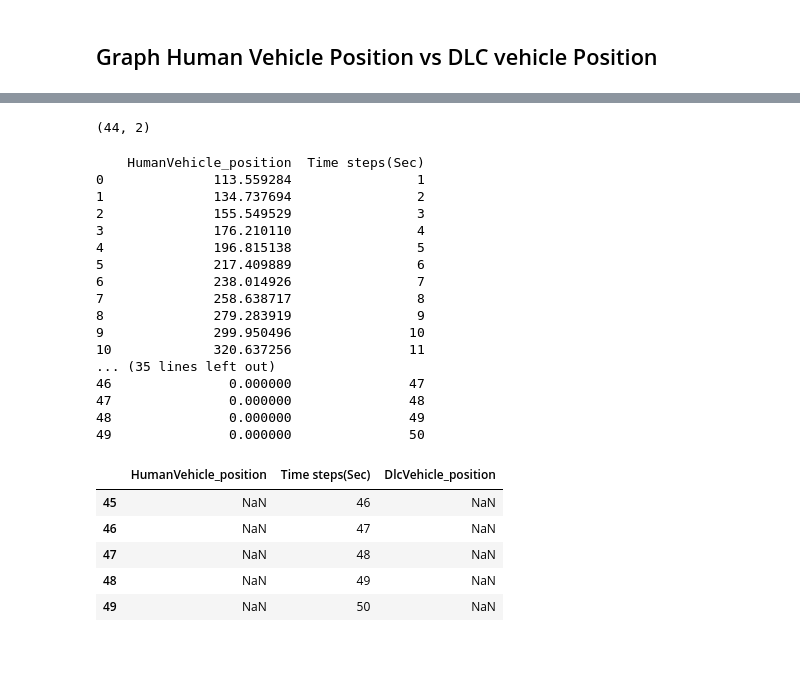
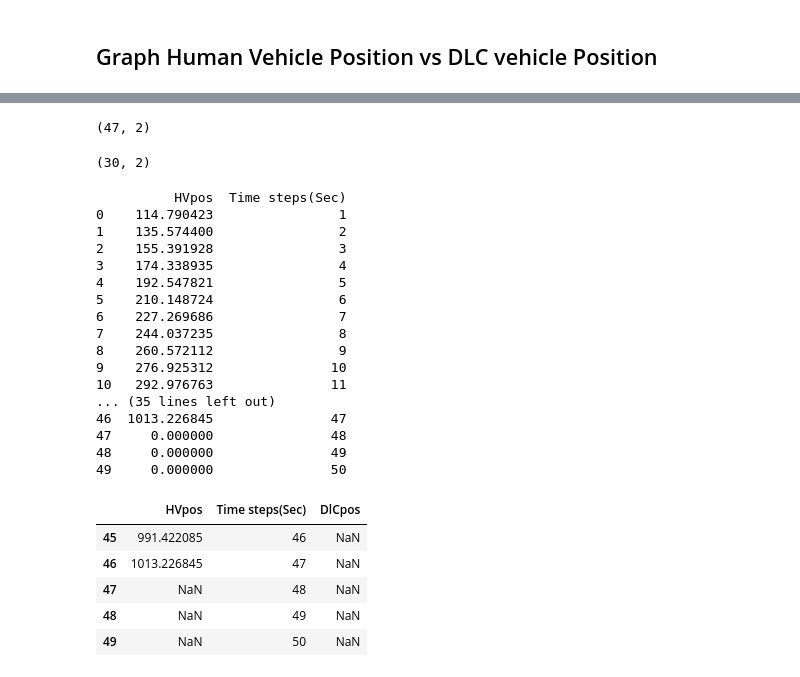
Before and after one commit to RaulEP/MscThesis-MAHighwayEnv, a Jupyter notebook: test.ipynb, the cells around one changed output, grey strips where cells are left out. Drawn from its saved outputs; the diff is of its cells as text; code cells hidden in the pictures.

```diff
--- a/test.ipynb
+++ b/test.ipynb
@@ -263,49 +236,53 @@ AttributeError: 'HighwayEnv' object has no attribute 'vehicles_speed'
-# %%
-position_human_list = np.array(position_human)
-position_human_list.shape
-# %% [output]
-(44, 2)
+# %%
+position_dlc_np = np.loadtxt('Trained_model_logs/Datasets/position_dlc.txt')
+position_human_np = np.loadtxt('Trained_model_logs/Datasets/position_human.txt')
+# %%
+position_human_np.shape
+# %% [output]
+(47, 2)
+# %%
+position_dlc_np.shape
+# %% [output]
+(30, 2)
 # %%
-#convert to NumpyArray
-position_human = np.array(position_human_list)
+timesteps = []
+for i in range(1,51):
+    timesteps.append(i)
+
 
 #Create Dataframe
-position_df = pd.DataFrame(position_human[:,1], columns=['HumanVehicle_position'])
+data = pd.DataFrame(position_human_np[:,1], columns=['HVpos'])
 
-df2 = pd.DataFrame({'HumanVehicle_position': [0, 0,0,0,0,0]})
-df2.shape
-position_df = position_df.append(df2 ,ignore_index = True)
-position_df['Time steps(Sec)'] = timesteps
-print(position_df)
+fill = pd.DataFrame({'HVpos': [0,0,0]})
+data = data.append(fill ,ignore_index = True)
+data['Time steps(Sec)'] = timesteps
+print(data)
 # %% [output]
-    HumanVehicle_position  Time steps(Sec)
-0              113.559284                1
-1              134.737694                2
-2              155.549529                3
-3              176.210110                4
-4              196.815138                5
-5              217.409889                6
-6              238.014926                7
-7              258.638717                8
-8              279.283919                9
-9              299.950496               10
-10             320.637256               11
+          HVpos  Time steps(Sec)
+0    114.790423                1
+1    135.574400                2
+2    155.391928                3
+3    174.338935                4
+4    192.547821                5
+5    210.148724                6
+6    227.269686                7
+7    244.037235                8
+8    260.572112                9
+9    276.925312               10
+10   292.976763               11
 ... (35 lines left out)
-46               0.000000               47
-47               0.000000               48
-48               0.000000               49
-49               0.000000               50
+46  1013.226845               47
+47     0.000000               48
+48     0.000000               49
+49     0.000000               50
 # %%
-#add DLC Position Column
-
-position_dlc_list = np.array(position_dlc)
-position_df['DlcVehicle_position'] = pd.Series(position_dlc_list[:,1])
-position_df.replace(0, np.nan, inplace=True)
-position_df.tail()
+data['DlCpos'] = pd.Series(position_dlc_np[:,1])
+data.replace(0, np.nan, inplace=True)
+data.tail()
 # %% [output]
-|  | HumanVehicle_position | Time steps(Sec) | DlcVehicle_position |
-| 45 | NaN | 46 | NaN |
-| 46 | NaN | 47 | NaN |
+|  | HVpos | Time steps(Sec) | DlCpos |
+| 45 | 991.422085 | 46 | NaN |
+| 46 | 1013.226845 | 47 | NaN |
 | 47 | NaN | 48 | NaN |
 | 48 | NaN | 49 | NaN |
 | 49 | NaN | 50 | NaN |
```
Also changed, not shown: parts of 16 cells of this notebook.
